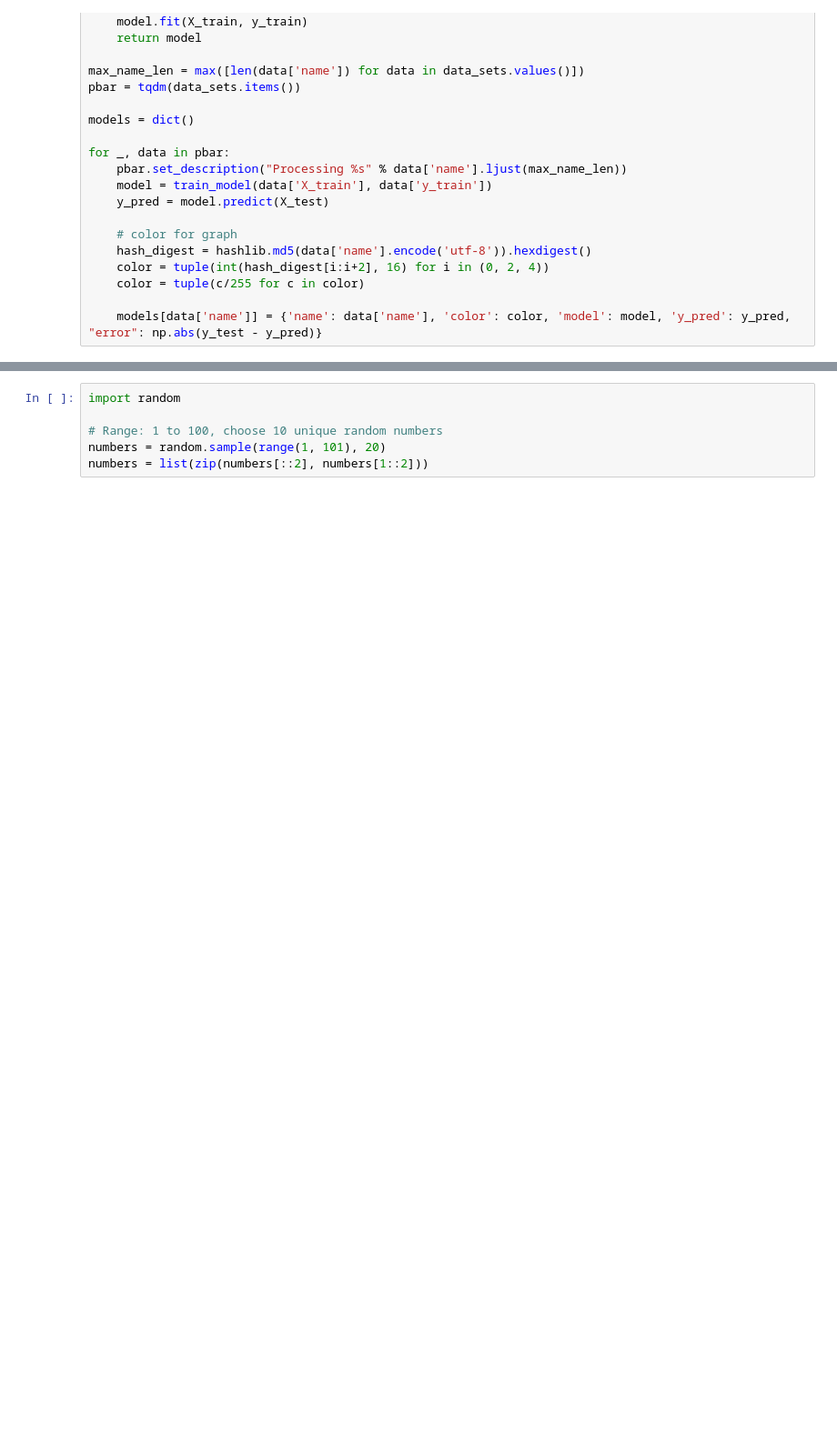
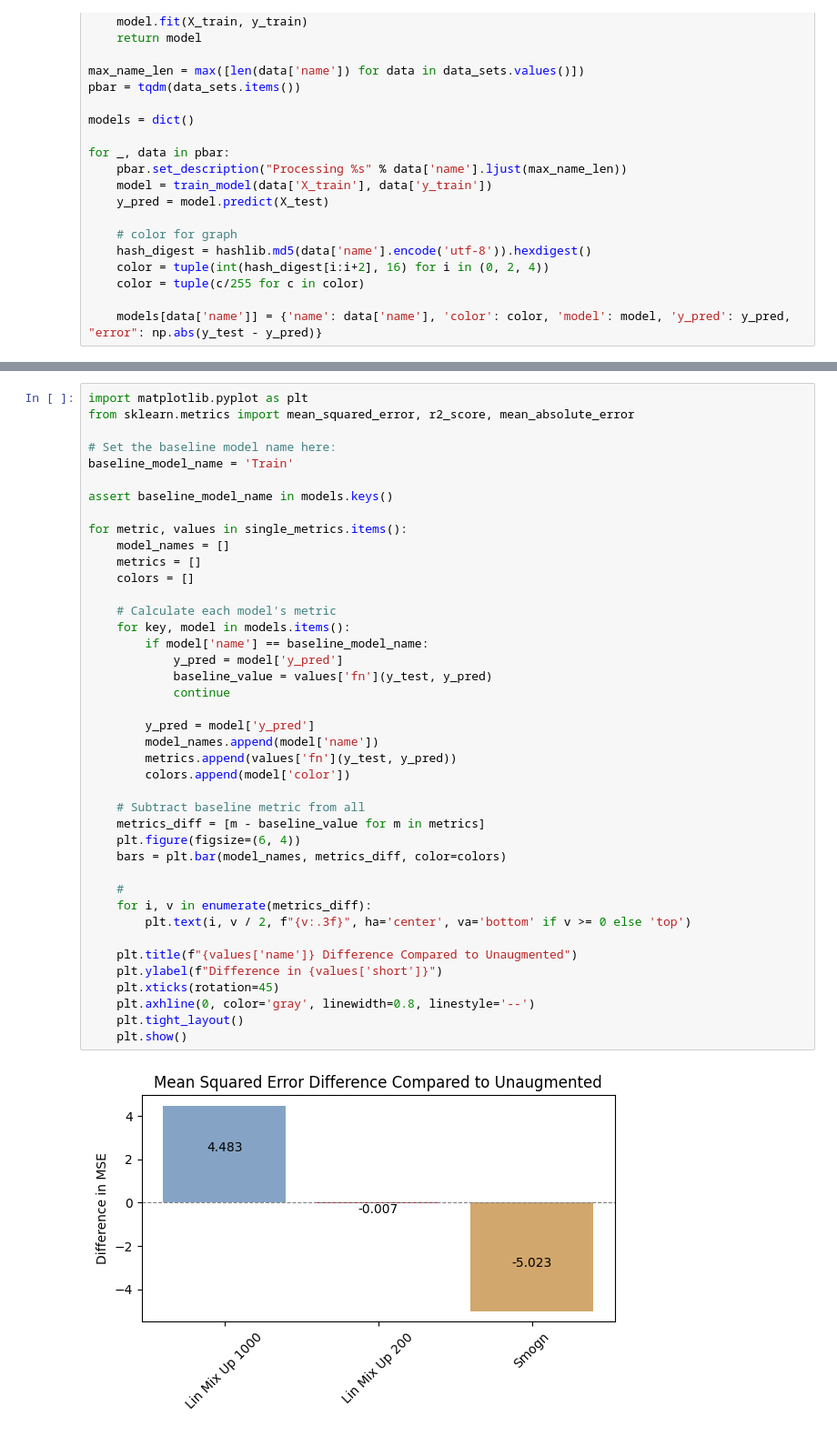
Before and after one commit to MiMaMyrox/ML_Data_Augmentation, a Jupyter notebook: evalute.ipynb, the cells around one changed output, grey strips where cells are left out. Shown: that part at 91% size. Saved outputs shown, nothing was run; the diff lists cells and outputs as text; blank space fills up the shorter version.

```diff
--- a/evalute.ipynb
+++ b/evalute.ipynb
@@ -153,6 +156,43 @@ for metric, values in single_metrics.items():
-# %%
-import random
-
-# Range: 1 to 100, choose 10 unique random numbers
-numbers = random.sample(range(1, 101), 20)
-numbers = list(zip(numbers[::2], numbers[1::2]))
+# %%
+import matplotlib.pyplot as plt
+from sklearn.metrics import mean_squared_error, r2_score, mean_absolute_error
+
+# Set the baseline model name here:
+baseline_model_name = 'Train'
+
+assert baseline_model_name in models.keys()
+
+for metric, values in single_metrics.items():
+    model_names = []
+    metrics = []
+    colors = []
+
+    # Calculate each model's metric
+    for key, model in models.items():
+        if model['name'] == baseline_model_name:
+            y_pred = model['y_pred']
+            baseline_value = values['fn'](y_test, y_pred)
+            continue
+
+        y_pred = model['y_pred']
+        model_names.append(model['name'])
+        metrics.append(values['fn'](y_test, y_pred))
+        colors.append(model['color'])
+
+    # Subtract baseline metric from all
+    metrics_diff = [m - baseline_value for m in metrics]
+    plt.figure(figsize=(6, 4))
+    bars = plt.bar(model_names, metrics_diff, color=colors)
+
+    #
+    for i, v in enumerate(metrics_diff):
+        plt.text(i, v / 2, f"{v:.3f}", ha='center', va='bottom' if v >= 0 else 'top')
+
+    plt.title(f"{values['name']} Difference Compared to Unaugmented")
+    plt.ylabel(f"Difference in {values['short']}")
+    plt.xticks(rotation=45)
+    plt.axhline(0, color='gray', linewidth=0.8, linestyle='--')
+    plt.tight_layout()
+    plt.show()
+# %% [output]
+[figure, added]
```
Also changed, not shown: parts of 4 cells of this notebook.
